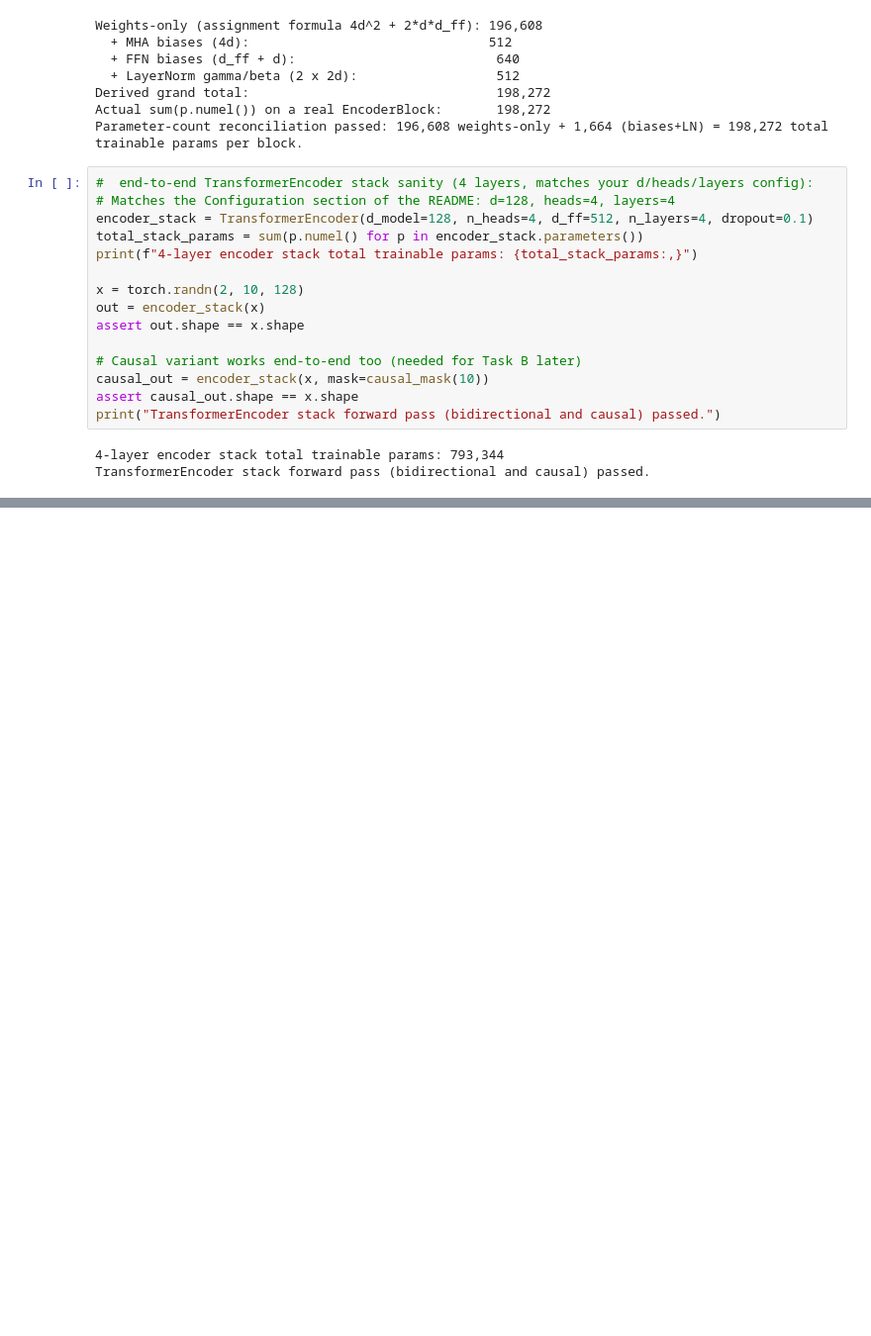
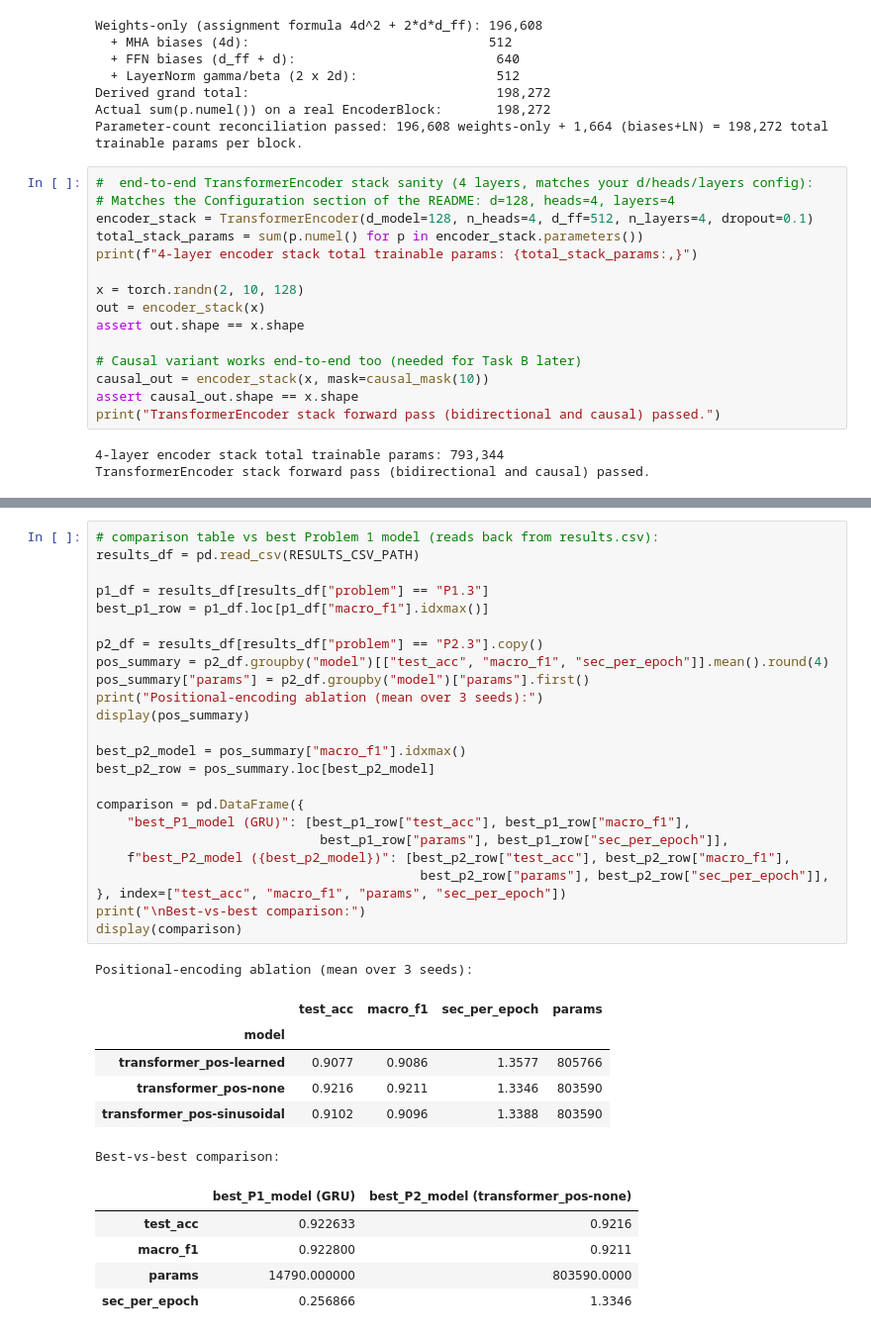
Before and after one commit to NMTechie/MyExpWithML, a Jupyter notebook: TheRealDNNExp/Problem2/problem2.ipynb, the cells around one changed output, grey strips where cells are left out. Shown at 99% size. Cells and saved outputs as stored; diff of their text form; blank space fills up the shorter version.

Commit message:
Problem is complted with by runnung inside Colab

```diff
--- a/TheRealDNNExp/Problem2/problem2.ipynb
+++ b/TheRealDNNExp/Problem2/problem2.ipynb
@@ -282,0 +531,37 @@ TransformerEncoder stack forward pass (bidirectional and causal) passed.
+# %%
+# comparison table vs best Problem 1 model (reads back from results.csv):
+results_df = pd.read_csv(RESULTS_CSV_PATH)
+
+p1_df = results_df[results_df["problem"] == "P1.3"]
+best_p1_row = p1_df.loc[p1_df["macro_f1"].idxmax()]
+
+p2_df = results_df[results_df["problem"] == "P2.3"].copy()
+pos_summary = p2_df.groupby("model")[["test_acc", "macro_f1", "sec_per_epoch"]].mean().round(4)
+pos_summary["params"] = p2_df.groupby("model")["params"].first()
+print("Positional-encoding ablation (mean over 3 seeds):")
+display(pos_summary)
+
+best_p2_model = pos_summary["macro_f1"].idxmax()
+best_p2_row = pos_summary.loc[best_p2_model]
+
+comparison = pd.DataFrame({
+    "best_P1_model (GRU)": [best_p1_row["test_acc"], best_p1_row["macro_f1"],
+                             best_p1_row["params"], best_p1_row["sec_per_epoch"]],
+    f"best_P2_model ({best_p2_model})": [best_p2_row["test_acc"], best_p2_row["macro_f1"],
+                                          best_p2_row["params"], best_p2_row["sec_per_epoch"]],
+}, index=["test_acc", "macro_f1", "params", "sec_per_epoch"])
+print("\nBest-vs-best comparison:")
+display(comparison)
+# %% [output]
+Positional-encoding ablation (mean over 3 seeds):
+|  | test_acc | macro_f1 | sec_per_epoch | params |
+| model |  |  |  |  |
+| transformer_pos-learned | 0.9077 | 0.9086 | 1.3577 | 805766 |
+| transformer_pos-none | 0.9216 | 0.9211 | 1.3346 | 803590 |
+| transformer_pos-sinusoidal | 0.9102 | 0.9096 | 1.3388 | 803590 |
+Best-vs-best comparison:
+|  | best_P1_model (GRU) | best_P2_model (transformer_pos-none) |
+| test_acc | 0.922633 | 0.9216 |
+| macro_f1 | 0.922800 | 0.9211 |
+| params | 14790.000000 | 803590.0000 |
+| sec_per_epoch | 0.256866 | 1.3346 |
```
Also changed, not shown: parts of 23 cells of this notebook, 15 other files.
